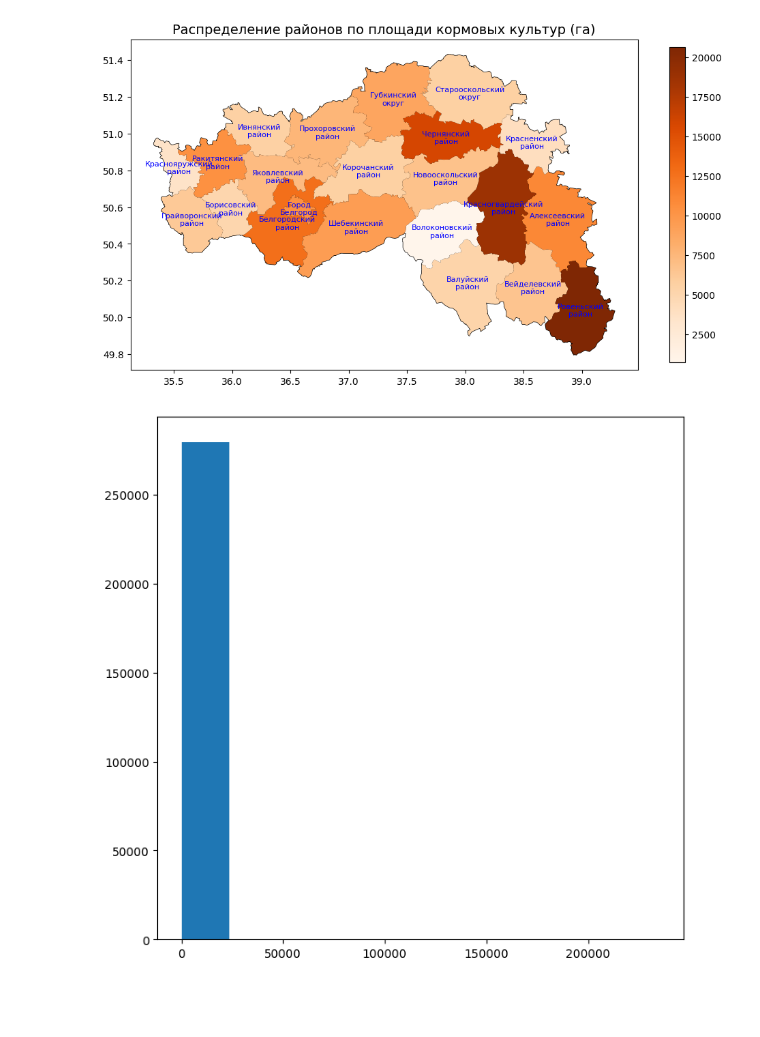
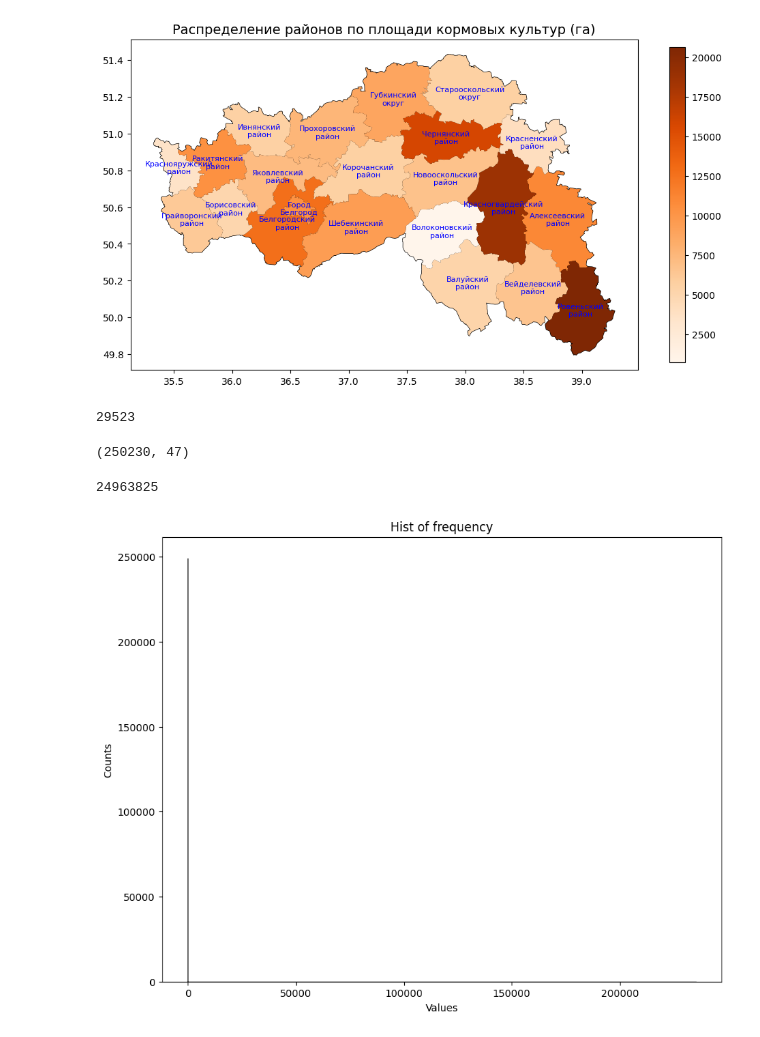
Before and after one commit to SergeyHSE/RegionAnalysis.github.io, a Jupyter notebook: RegionAnalysis.ipynb, the cells around one changed output. Cells and saved outputs as stored; diff of their text form; code cells hidden in the pictures; blank space fills up the shorter version.

```diff
--- a/RegionAnalysis.ipynb
+++ b/RegionAnalysis.ipynb
@@ -643,9 +643,50 @@ plt.show()
 [figure]
 # %%
 data['Растениеводство'] = data['Зерновые_и_зернобобовые'] + data['Технические_культуры'] + data['Кормовые_культуры'] + data['Картофель'] + data['Овощные_и_бахчевые'] + data['Плодовые_и_ягодные']
+# %%
+data_strat = data
+# %%
+(data_strat['Растениеводство'] == 0).sum()
+# %% [output]
+29523
+# %%
+data_strat = data_strat[data_strat['Растениеводство'] != 0]
+data_strat.shape
+# %% [output]
+(250230, 47)
+# %%
+data_strat = data_strat.sort_values(by=['Растениеводство'])
+count = data_strat.shape[0]
+quantile1 = np.quantile(data_strat['Растениеводство'], 0.25)
+quantile1
+quantile3 = np.quantile(data_strat['Растениеводство'], 0.75)
+quantile3
+iqr = quantile3 - quantile1
+iqr
+h = (2*iqr) / (pow(count, 1/3))
+max_index = data_strat['Растениеводство'].max()
+x = max_index / h
+
+banch = []
+strat_count = 0
+
+while strat_count <= max_index:
+    banch.append(strat_count)
+    strat_count += h
+
+# Add the last value even if strat_count exceeds max_index
+if strat_count - h != max_index:
+    banch.append(max_index)
+# %%
+len(banch)
+# %% [output]
+24963825
 # %%
-plt.figure(figsize=(8, 8))
-plt.hist(data['Растениеводство'])
+plt.figure(figsize=(10, 8), dpi=100)
+plt.hist(data_strat['Растениеводство'], bins=10000, edgecolor='black')
+plt.xlabel('Values')
+plt.ylabel('Counts')
+plt.title('Hist of frequency')
 plt.show()
 # %% [output]
-[figure, old version]
+[figure, new version]
```
